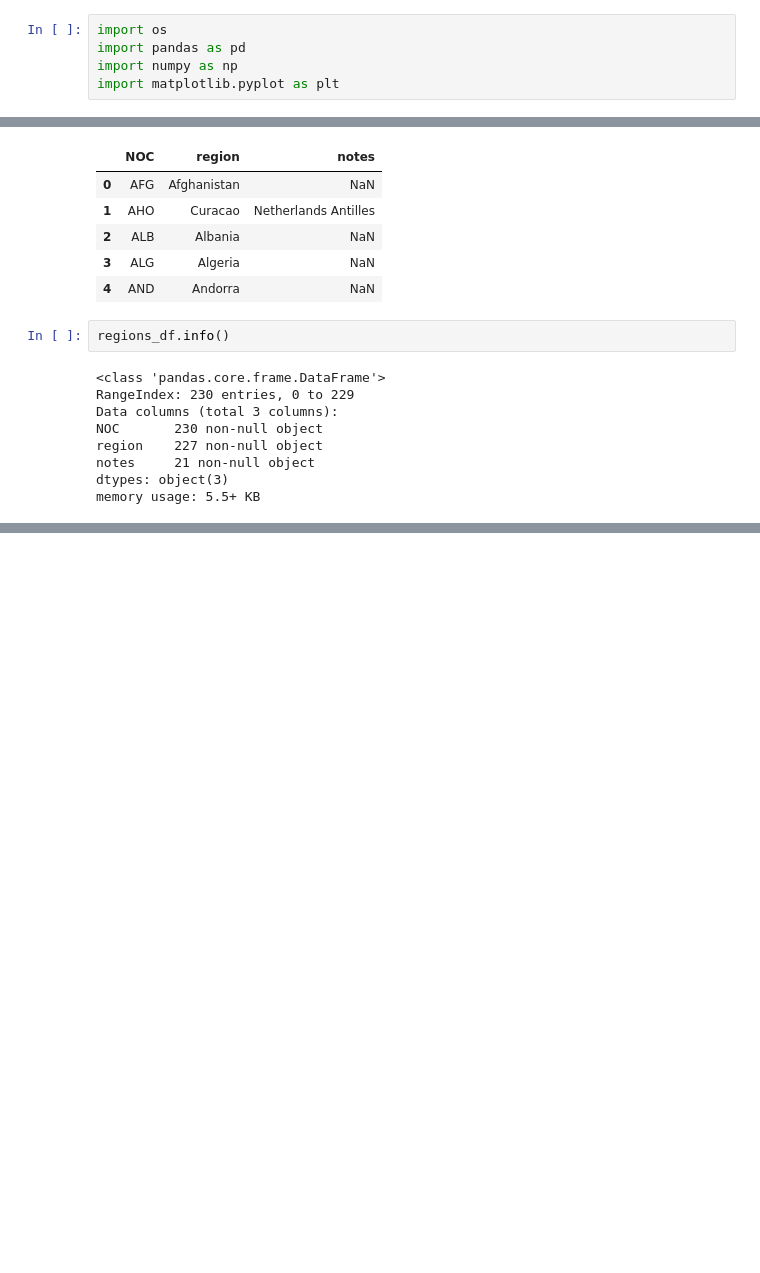
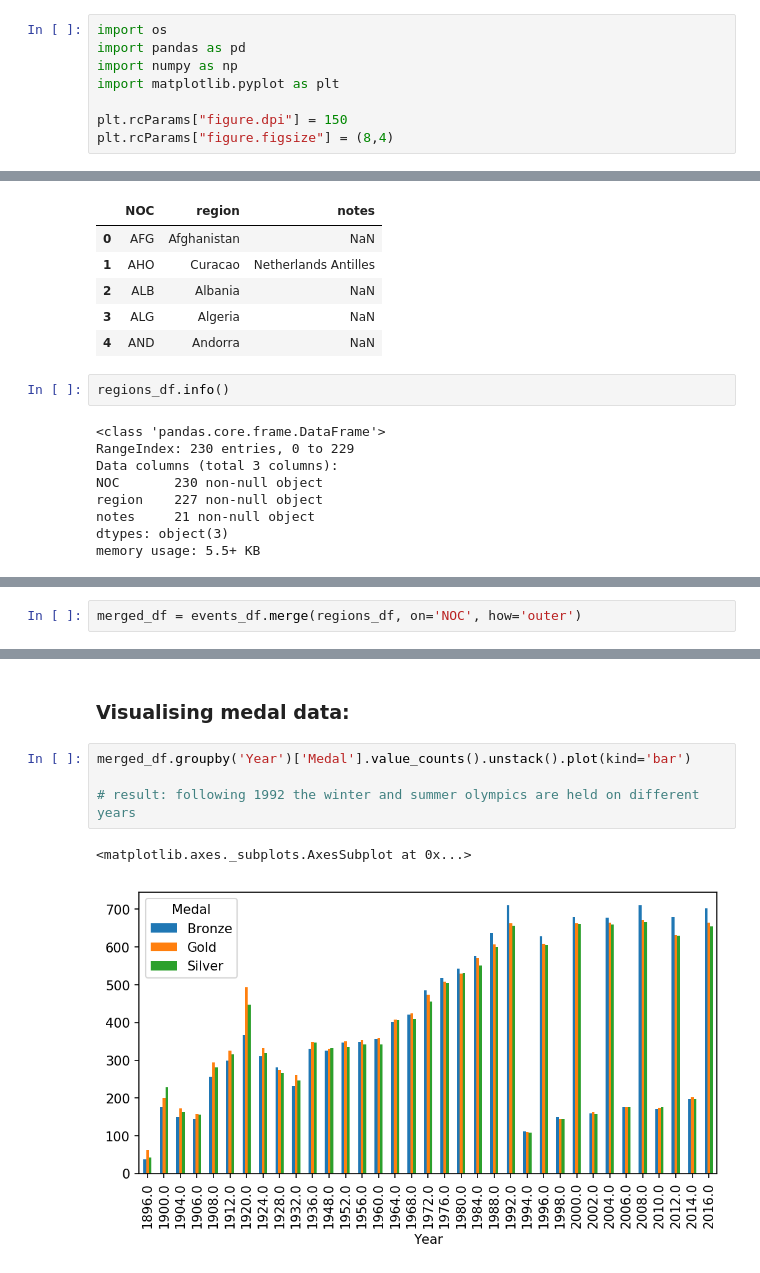
Before and after one commit to yasirdin/kaggle-olympic, a Jupyter notebook: data_exploration_v1.ipynb, the cells around one changed output, grey strips where cells are left out. Cells and saved outputs as stored; diff of their text form; blank space fills up the shorter version.

```diff
--- a/data_exploration_v1.ipynb
+++ b/data_exploration_v1.ipynb
@@ -24,4 +24,7 @@ import os
 import pandas as pd
 import numpy as np
 import matplotlib.pyplot as plt
+
+plt.rcParams["figure.dpi"] = 150
+plt.rcParams["figure.figsize"] = (8,4)
 # %% [markdown]
@@ -125,0 +117,2 @@ events_df.describe()
+# %%
+merged_df = events_df.merge(regions_df, on='NOC', how='outer')
@@ -125,0 +238,9 @@ events_df.describe()
+# %% [markdown]
+### Visualising medal data:
+# %%
+merged_df.groupby('Year')['Medal'].value_counts().unstack().plot(kind='bar')
+
+# result: following 1992 the winter and summer olympics are held on different years
+# %% [output]
+<matplotlib.axes._subplots.AxesSubplot at 0x...>
+[figure, added]
```
Also changed, not shown: parts of 28 cells of this notebook.
